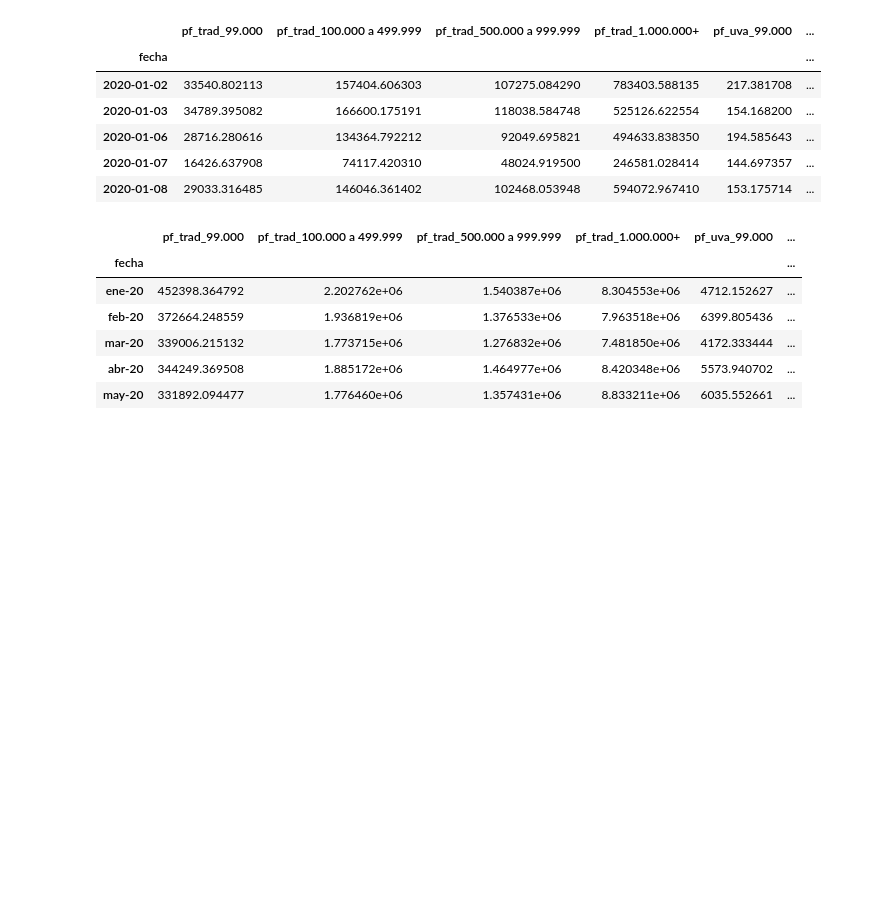
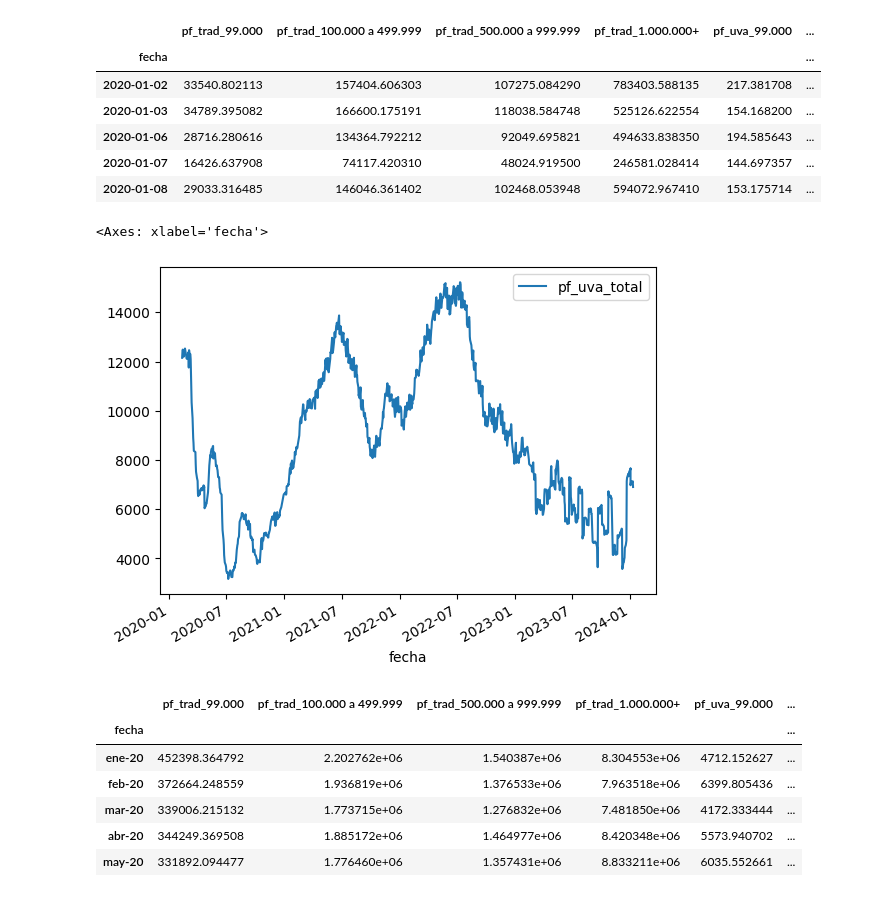
Before and after one commit to MartinBasualdo0/Variables-macro-relevantes-Mart-n-Basualdo, a Jupyter notebook: Plazos Fijos/plazos_fijos.ipynb, the cells around one changed output. Saved outputs shown, nothing was run; the diff lists cells and outputs as text; code cells hidden in the pictures; blank space fills up the shorter version.

```diff
--- a/Plazos Fijos/plazos_fijos.ipynb
+++ b/Plazos Fijos/plazos_fijos.ipynb
@@ -130,6 +130,11 @@ df_ajustado.head()
 | 2020-01-06 | 28716.280616 | 134364.792212 | 92049.695821 | 494633.838350 | 194.585643 | ... |
 | 2020-01-07 | 16426.637908 | 74117.420310 | 48024.919500 | 246581.028414 | 144.697357 | ... |
 | 2020-01-08 | 29033.316485 | 146046.361402 | 102468.053948 | 594072.967410 | 153.175714 | ... |
+# %%
+df_ajustado.rolling(window=30).mean()[["pf_uva_total"]].plot()
+# %% [output]
+<Axes: xlabel='fecha'>
+[figure, added]
 # %%
 df_ajustado_mensual = df_ajustado.copy()
 df_ajustado_mensual = df_ajustado_mensual.resample('M').sum()
```
